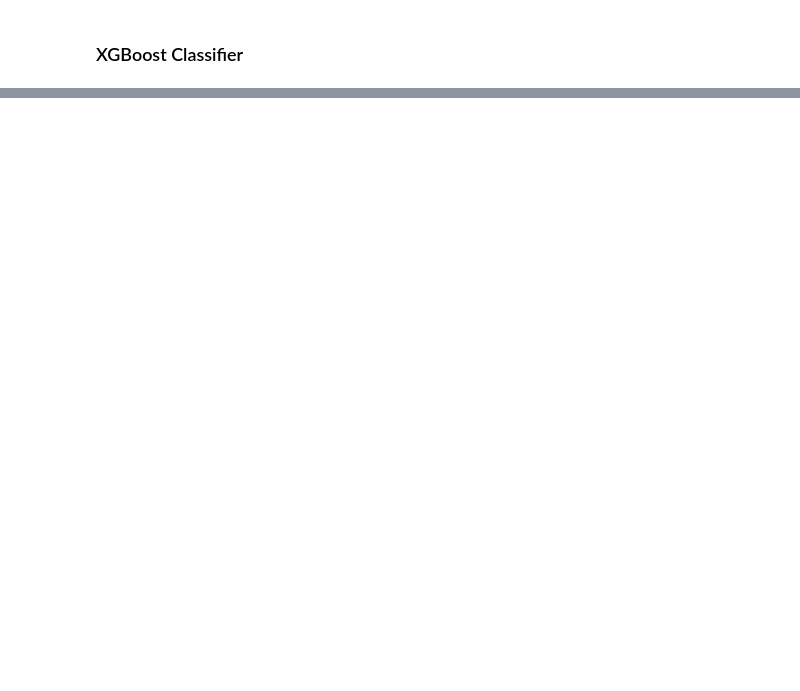
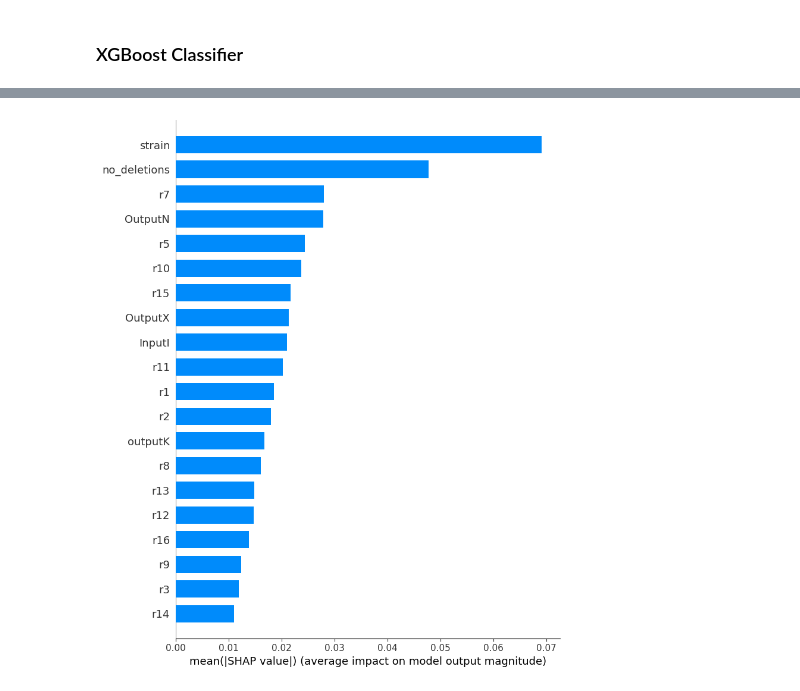
Before and after one commit to costasmexis/phd, a Jupyter notebook: gem_reduction/study_dataset.ipynb, the cells around one changed output, grey strips where cells are left out. Cells and saved outputs as stored; diff of their text form; code cells hidden in the pictures; blank space fills up the shorter version.

```diff
--- a/gem_reduction/study_dataset.ipynb
+++ b/gem_reduction/study_dataset.ipynb
@@ -239,5 +320,5 @@ from tensorflow.keras.models import Sequential
 # %%
-n_inputs = len(X.columns)
+n_inputs = len(X_train.columns)
 # %%
 model = Sequential()
 model.add(Dense(50, input_dim=n_inputs, activation='relu', kernel_initializer='he_uniform'))
@@ -257,0 +364,11 @@ print(roc_auc_score(y_test, y_pred1))
+# %%
+import shap
+
+
+explainer = shap.DeepExplainer(model, X_train_scaled)
+# %%
+shap_values = explainer.shap_values(X_test_scaled)
+# %%
+shap.summary_plot(shap_values[0], plot_type = 'bar', feature_names = X_test.columns)
+# %% [output]
+[figure, added]
```
Also changed, not shown: parts of 28 cells of this notebook, 1 other file.
